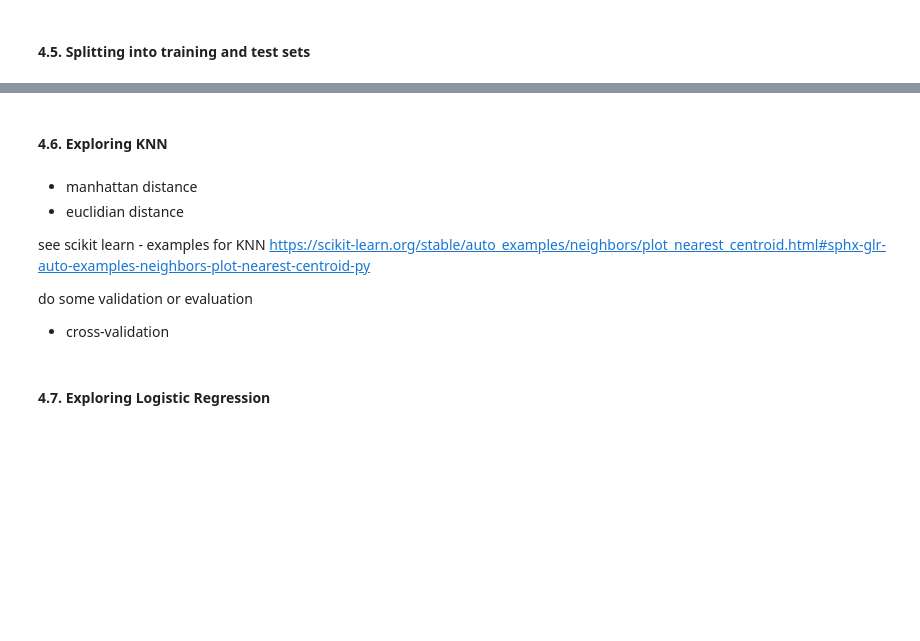
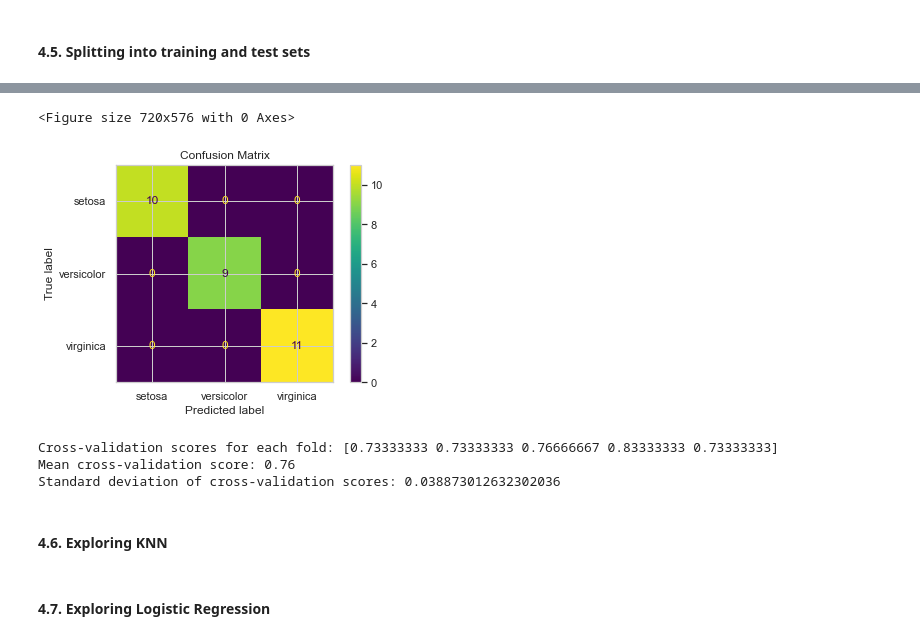
Before and after one commit to RobVergano/Machine-Learning, a Jupyter notebook: Project.ipynb, the cells around one changed output, grey strips where cells are left out. Cells and saved outputs as stored; diff of their text form; code cells hidden in the pictures; blank space fills up the shorter version.

```diff
--- a/Project.ipynb
+++ b/Project.ipynb
@@ -104,0 +268,24 @@ assumption - data is normally distributed - check that first for each class
+# %%
+# Preprocess the Data
+X = dt.drop('class', axis=1)
+y = dt['class']
+
+# Splitting the dataset into training and testing sets
+X_train, X_test, y_train, y_test = train_test_split(X, y, test_size=0.2, random_state=42)
+
+# Standardizing the Features
+scaler = StandardScaler()
+X_train = scaler.fit_transform(X_train)
+X_test = scaler.transform(X_test)
+
+# Create and Train the KNN Model
+knn = KNeighborsClassifier(n_neighbors=5) # Using K=5 as an example
+knn.fit(X_train, y_train)
+
+# Model Evaluation
+y_pred = knn.predict(X_test)
+conf_matrix = confusion_matrix(y_test, y_pred)
+class_report = classification_report(y_test, y_pred, output_dict=True)
+
+# Converting classification report to a DataFrame for better presentation
+class_report_df = pd.DataFrame(class_report).transpose()
@@ -105,14 +302,34 @@ assumption - data is normally distributed - check that first for each class
+# %%
+# Displaying the Confusion Matrix
+plt.figure(figsize=(10, 8))
+ConfusionMatrixDisplay(conf_matrix, display_labels=knn.classes_).plot(values_format='.0f')
+plt.title('Confusion Matrix')
+plt.show()
+# %% [output]
+<Figure size 720x576 with 0 Axes>
+[figure, added]
+# %%
+from sklearn.model_selection import cross_val_score
+
+# Create a new KNN model
+knn_cv = KNeighborsClassifier(n_neighbors=5)
+
+# Applying 5-fold cross-validation
+# X and y are your features and target variable from the entire dataset, not split into train/test
+cv_scores = cross_val_score(knn_cv, X, y, cv=5)
+
+# The scores for each fold
+print("Cross-validation scores for each fold:", cv_scores)
+
+# Mean and standard deviation of the scores
+print("Mean cross-validation score:", cv_scores.mean())
+print("Standard deviation of cross-validation scores:", cv_scores.std())
+# %% [output]
+Cross-validation scores for each fold: [0.73333333 0.73333333 0.76666667 0.83333333 0.73333333]
+Mean cross-validation score: 0.76
+Standard deviation of cross-validation scores: 0.038873012632302036
 # %% [markdown]
 #### 4.6. Exploring KNN
-# %% [markdown]
- - manhattan distance
- - euclidian distance
-
- see scikit learn - examples for KNN
- https://scikit-learn.org/stable/auto_examples/neighbors/plot_nearest_centroid.html#sphx-glr-auto-examples-neighbors-plot-nearest-centroid-py
-
- do some validation or evaluation
- - cross-validation
 # %% [markdown]
 #### 4.7. Exploring Logistic Regression
 # %% [markdown]
```
Also changed, not shown: parts of 12 cells of this notebook.
